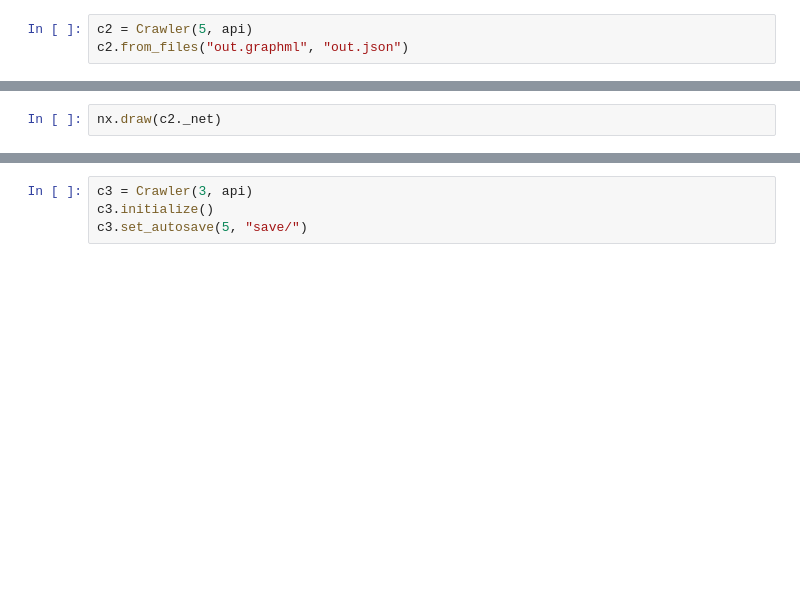
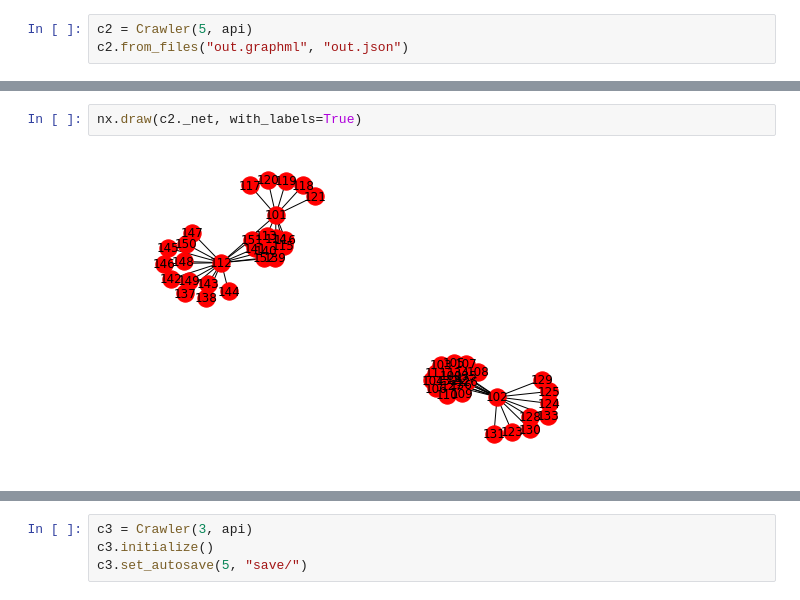
Before and after one commit to petey9891/CSC299_Ditto, a Jupyter notebook: dg-lab2-soln.ipynb, the cells around one changed output, grey strips where cells are left out. Cells and saved outputs as stored; diff of their text form; blank space fills up the shorter version.

```diff
--- a/dg-lab2-soln.ipynb
+++ b/dg-lab2-soln.ipynb
@@ -109,5 +206,7 @@ len(c2._net.nodes())
 # %%
-nx.draw(c2._net)
+nx.draw(c2._net, with_labels=True)
+# %% [output]
+[figure, added]
 # %%
 labels = [data['label'] for node, data in c2._net.nodes(data=True)]
 labels
```
Also changed, not shown: parts of 17 cells of this notebook, 5 other files.
